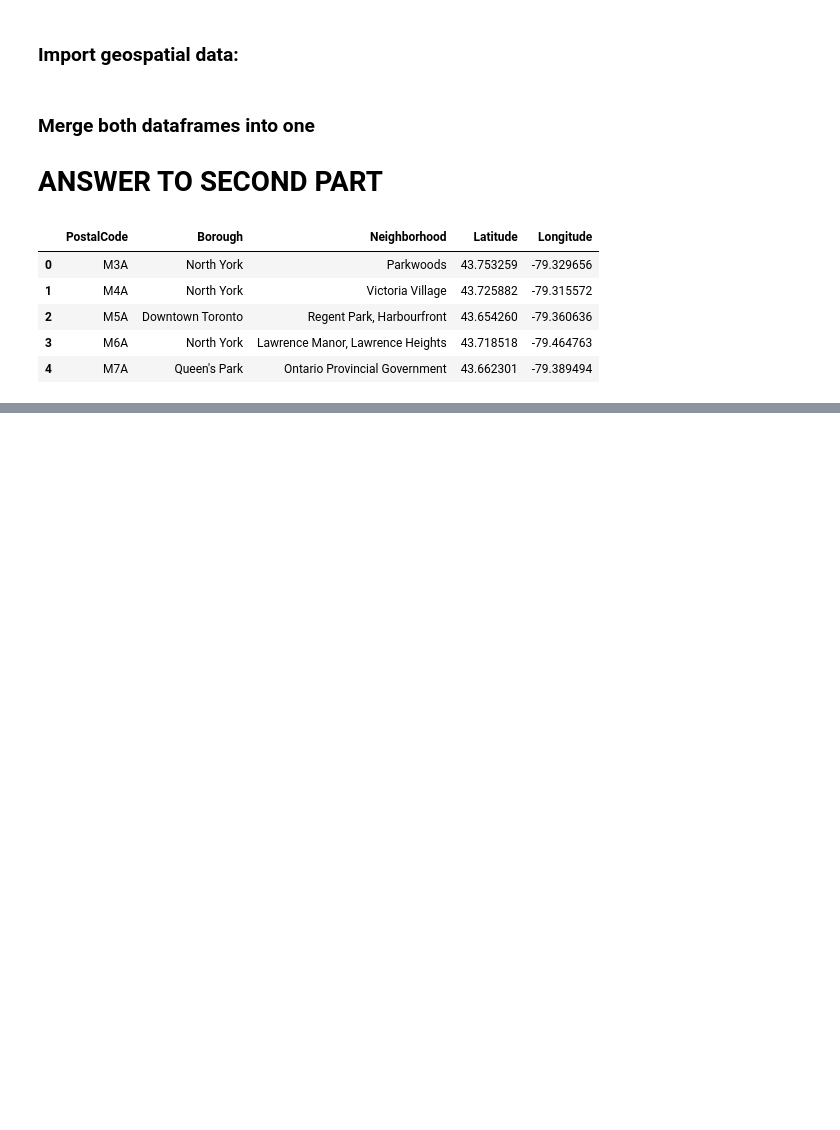
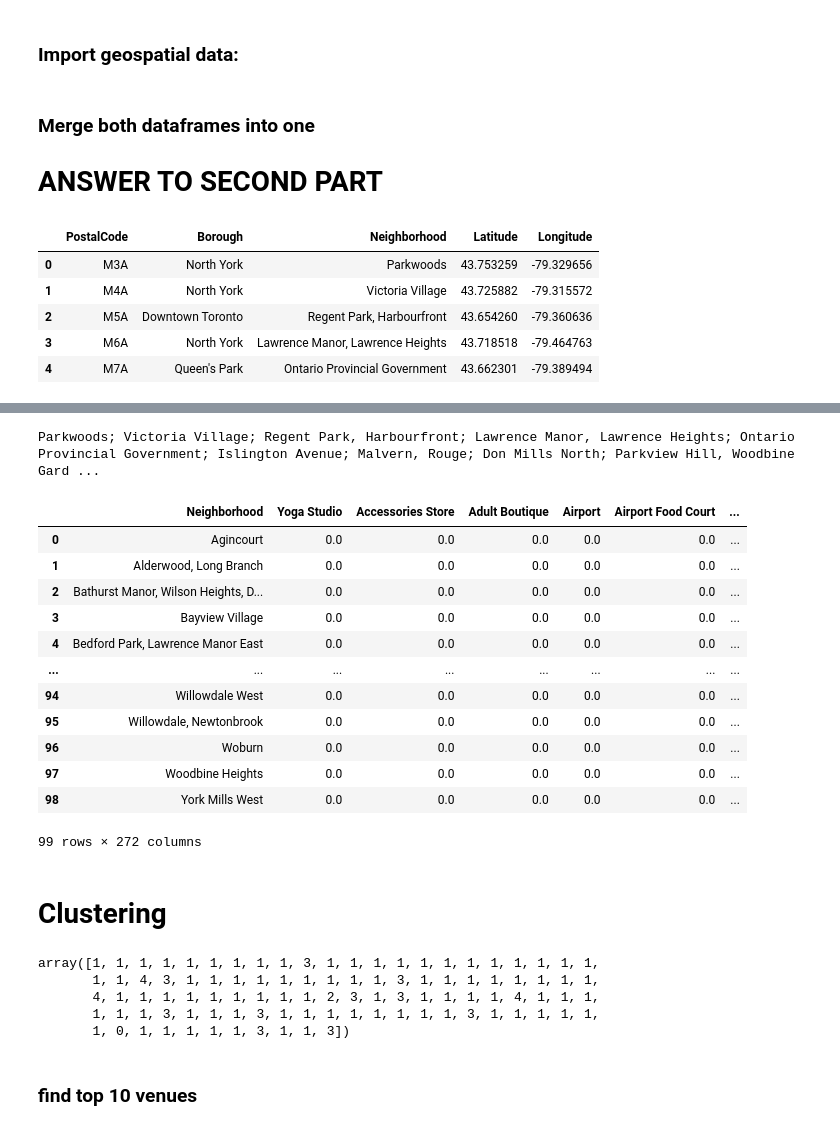
Before and after one commit to kzwolenik95/Coursera_Capstone, a Jupyter notebook: week3.ipynb, the cells around one changed output, grey strips where cells are left out. Saved outputs shown, nothing was run; the diff lists cells and outputs as text; code cells hidden in the pictures; blank space fills up the shorter version.

```diff
--- a/week3.ipynb
+++ b/week3.ipynb
@@ -71,0 +82,9 @@ df_fulldata.head()
+# %%
+
+address = 'Toronto'
+
+geolocator = Nominatim(user_agent="to_explorer")
+location = geolocator.geocode(address)
+latitude = location.latitude
+longitude = location.longitude
+print('The geograpical coordinate of Toronto are {}, {}.'.format(latitude, longitude))
@@ -71,0 +95,18 @@ df_fulldata.head()
+# %%
+map_toronto = folium.Map(location=[latitude, longitude], zoom_start=10)
+
+# add markers to map
+for lat, lng, borough, neighborhood in zip(df_fulldata['Latitude'], df_fulldata['Longitude'], df_fulldata['Borough'], df_fulldata['Neighborhood']):
+    label = '{}, {}'.format(neighborhood, borough)
+    label = folium.Popup(label, parse_html=True)
+    folium.CircleMarker(
+        [lat, lng],
+        radius=5,
+        popup=label,
+        color='blue',
+        fill=True,
+        fill_color='#3186cc',
+        fill_opacity=0.7,
+        parse_html=False).add_to(map_toronto)
+
+map_toronto
@@ -71,0 +155,53 @@ df_fulldata.head()
+# %%
+# type your answer here
+toronto_venues = getNearbyVenues(names=df_fulldata['Neighborhood'],
+                                   latitudes=df_fulldata['Latitude'],
+                                   longitudes=df_fulldata['Longitude']
+                                  )
+# %% [output]
+Parkwoods; Victoria Village; Regent Park, Harbourfront; Lawrence Manor, Lawrence Heights; Ontario Provincial Government; Islington Avenue; Malvern, Rouge; Don Mills North; Parkview Hill, Woodbine Gard ...
+# %%
+# one hot encoding
+toronto_onehot = pd.get_dummies(toronto_venues[['Venue Category']], prefix="", prefix_sep="")
+# add neighborhood column back to dataframe
+toronto_onehot['Neighborhood'] = toronto_venues['Neighborhood']
+# move neighborhood column to the first column
+fixed_columns = [toronto_onehot.columns[-1]] + list(toronto_onehot.columns[:-1])
+toronto_onehot = toronto_onehot[fixed_columns]
+toronto_grouped = toronto_onehot.groupby('Neighborhood').mean().reset_index()
+toronto_grouped
+# %% [output]
+|  | Neighborhood | Yoga Studio | Accessories Store | Adult Boutique | Airport | Airport Food Court | ... |
+| 0 | Agincourt | 0.0 | 0.0 | 0.0 | 0.0 | 0.0 | ... |
+| 1 | Alderwood, Long Branch | 0.0 | 0.0 | 0.0 | 0.0 | 0.0 | ... |
+| 2 | Bathurst Manor, Wilson Heights, D... | 0.0 | 0.0 | 0.0 | 0.0 | 0.0 | ... |
+| 3 | Bayview Village | 0.0 | 0.0 | 0.0 | 0.0 | 0.0 | ... |
+| 4 | Bedford Park, Lawrence Manor East | 0.0 | 0.0 | 0.0 | 0.0 | 0.0 | ... |
+| ... | ... | ... | ... | ... | ... | ... | ... |
+| 94 | Willowdale West | 0.0 | 0.0 | 0.0 | 0.0 | 0.0 | ... |
+| 95 | Willowdale, Newtonbrook | 0.0 | 0.0 | 0.0 | 0.0 | 0.0 | ... |
+| 96 | Woburn | 0.0 | 0.0 | 0.0 | 0.0 | 0.0 | ... |
+| 97 | Woodbine Heights | 0.0 | 0.0 | 0.0 | 0.0 | 0.0 | ... |
+| 98 | York Mills West | 0.0 | 0.0 | 0.0 | 0.0 | 0.0 | ... |
+99 rows × 272 columns
+# %% [markdown]
+# Clustering
+# %%
+# set number of clusters
+kclusters = 5
+
+toronto_grouped_clustering = toronto_grouped.drop('Neighborhood', 1)
+
+# run k-means clustering
+kmeans = KMeans(n_clusters=kclusters, random_state=0).fit(toronto_grouped_clustering)
+
+# check cluster labels generated for each row in the dataframe
+kmeans.labels_
+# %% [output]
+array([1, 1, 1, 1, 1, 1, 1, 1, 1, 3, 1, 1, 1, 1, 1, 1, 1, 1, 1, 1, 1, 1,
+       1, 1, 4, 3, 1, 1, 1, 1, 1, 1, 1, 1, 1, 3, 1, 1, 1, 1, 1, 1, 1, 1,
+       4, 1, 1, 1, 1, 1, 1, 1, 1, 1, 2, 3, 1, 3, 1, 1, 1, 1, 4, 1, 1, 1,
+       1, 1, 1, 3, 1, 1, 1, 3, 1, 1, 1, 1, 1, 1, 1, 1, 3, 1, 1, 1, 1, 1,
+       1, 0, 1, 1, 1, 1, 1, 3, 1, 1, 3])
+# %% [markdown]
+### find top 10 venues
```
Also changed, not shown: parts of 25 cells of this notebook.
